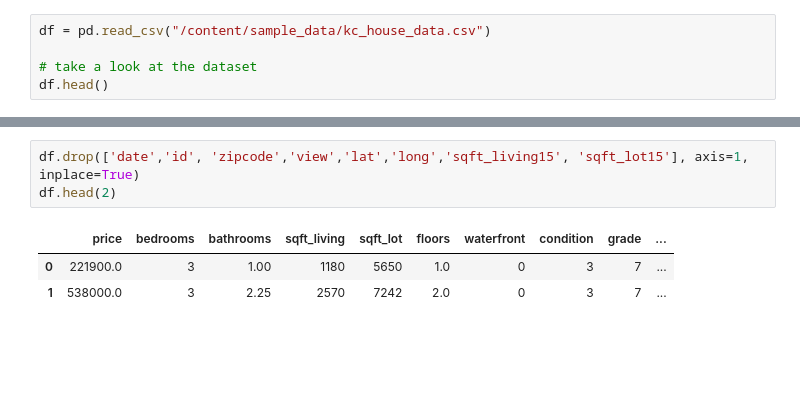
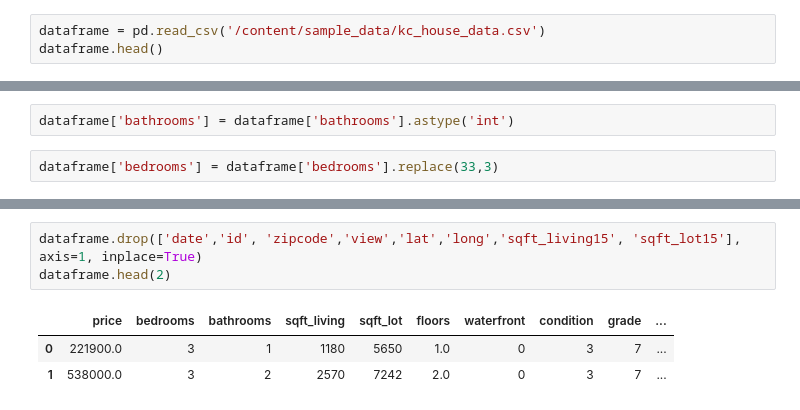
Before and after one commit to irvandandung/kc_house_data_regression, a Jupyter notebook: kc_house_data.ipynb, the cells around one changed output, grey strips where cells are left out. Cells and saved outputs as stored; diff of their text form; blank space fills up the shorter version.

```diff
--- a/kc_house_data.ipynb
+++ b/kc_house_data.ipynb
@@ -20,8 +21,6 @@ import numpy as np
 # %%
-df = pd.read_csv("/content/sample_data/kc_house_data.csv")
-
-# take a look at the dataset
-df.head()
+dataframe = pd.read_csv('/content/sample_data/kc_house_data.csv')
+dataframe.head()
 # %% [output]
 |  | id | date | price | bedrooms | bathrooms | sqft_living | sqft_lot | floors | waterfront | view | ... |
 | 0 | 7129300520 | 20141013T000000 | 221900.0 | 3 | 1.00 | 1180 | 5650 | 1.0 | 0 | 0 | ... |
@@ -68 +67,5 @@ memory usage: 3.5+ MB
+# %%
+dataframe['bathrooms'] = dataframe['bathrooms'].astype('int')
+# %%
+dataframe['bedrooms'] = dataframe['bedrooms'].replace(33,3)
 # %%
@@ -88,7 +100,7 @@ dtype: int64
 # %%
-df.drop(['date','id', 'zipcode','view','lat','long','sqft_living15', 'sqft_lot15'], axis=1, inplace=True)
-df.head(2)
+dataframe.drop(['date','id', 'zipcode','view','lat','long','sqft_living15', 'sqft_lot15'], axis=1, inplace=True)
+dataframe.head(2)
 # %% [output]
 |  | price | bedrooms | bathrooms | sqft_living | sqft_lot | floors | waterfront | condition | grade | ... |
-| 0 | 221900.0 | 3 | 1.00 | 1180 | 5650 | 1.0 | 0 | 3 | 7 | ... |
-| 1 | 538000.0 | 3 | 2.25 | 2570 | 7242 | 2.0 | 0 | 3 | 7 | ... |
+| 0 | 221900.0 | 3 | 1 | 1180 | 5650 | 1.0 | 0 | 3 | 7 | ... |
+| 1 | 538000.0 | 3 | 2 | 2570 | 7242 | 2.0 | 0 | 3 | 7 | ... |
```
Also changed, not shown: parts of 29 cells of this notebook.
